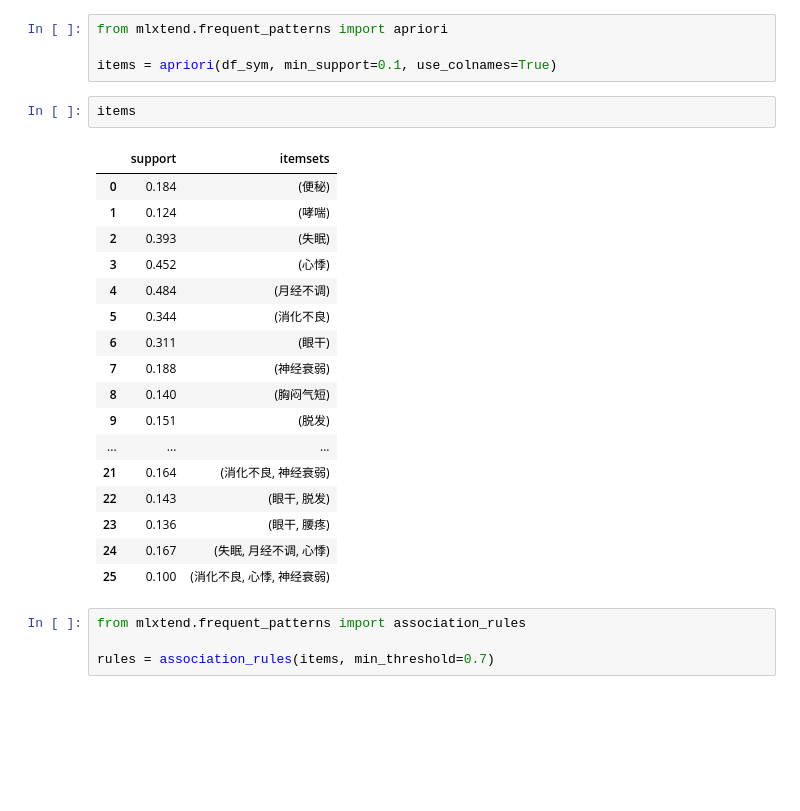
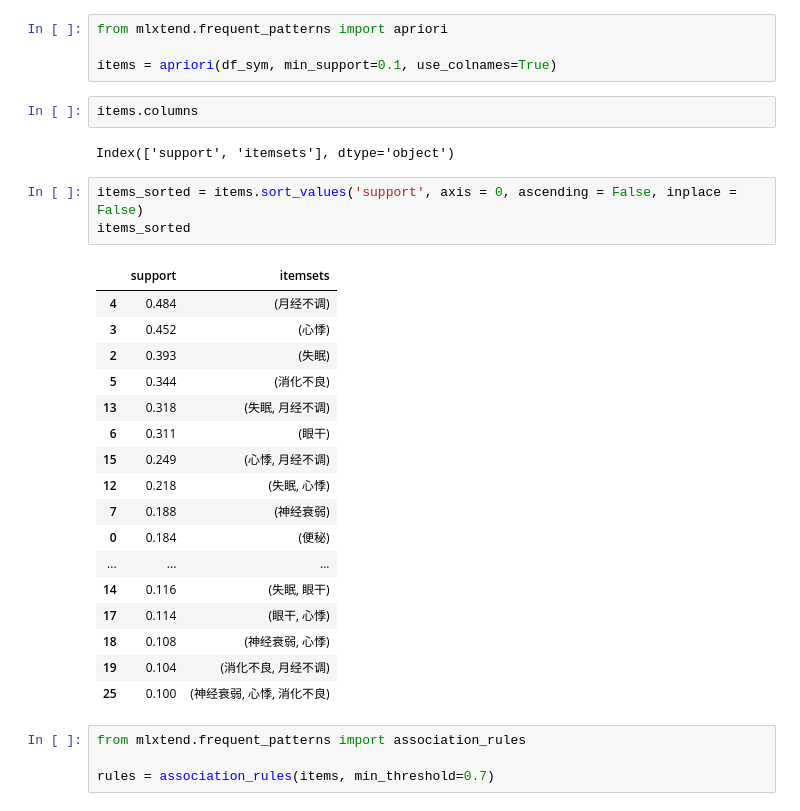
Before and after one commit to kevinva/hoho_python_bigdata_ml, a Jupyter notebook: ch13-Apriori_关联性分析.ipynb, the cells around one changed output. Drawn from its saved outputs; the diff is of its cells as text; blank space fills up the shorter version.

```diff
--- a/ch13-Apriori_关联性分析.ipynb
+++ b/ch13-Apriori_关联性分析.ipynb
@@ -143,25 +154,30 @@ from mlxtend.frequent_patterns import apriori
 
 items = apriori(df_sym, min_support=0.1, use_colnames=True)
 # %%
-items
+items.columns
 # %% [output]
-|  | support | itemsets |
-| 0 | 0.184 | (便秘) |
-| 1 | 0.124 | (哮喘) |
-| 2 | 0.393 | (失眠) |
-| 3 | 0.452 | (心悸) |
-| 4 | 0.484 | (月经不调) |
-| 5 | 0.344 | (消化不良) |
-| 6 | 0.311 | (眼干) |
-| 7 | 0.188 | (神经衰弱) |
-| 8 | 0.140 | (胸闷气短) |
-| 9 | 0.151 | (脱发) |
-| ... | ... | ... |
-| 21 | 0.164 | (消化不良, 神经衰弱) |
-| 22 | 0.143 | (眼干, 脱发) |
-| 23 | 0.136 | (眼干, 腰疼) |
-| 24 | 0.167 | (失眠, 月经不调, 心悸) |
-| 25 | 0.100 | (消化不良, 心悸, 神经衰弱) |
+Index(['support', 'itemsets'], dtype='object')
+# %%
+items_sorted = items.sort_values('support', axis = 0, ascending = False, inplace = False)
+items_sorted
+# %% [output]
+|  | support | itemsets |
+| 4 | 0.484 | (月经不调) |
+| 3 | 0.452 | (心悸) |
+| 2 | 0.393 | (失眠) |
+| 5 | 0.344 | (消化不良) |
+| 13 | 0.318 | (失眠, 月经不调) |
+| 6 | 0.311 | (眼干) |
+| 15 | 0.249 | (心悸, 月经不调) |
+| 12 | 0.218 | (失眠, 心悸) |
+| 7 | 0.188 | (神经衰弱) |
+| 0 | 0.184 | (便秘) |
+| ... | ... | ... |
+| 14 | 0.116 | (失眠, 眼干) |
+| 17 | 0.114 | (眼干, 心悸) |
+| 18 | 0.108 | (神经衰弱, 心悸) |
+| 19 | 0.104 | (消化不良, 月经不调) |
+| 25 | 0.100 | (神经衰弱, 心悸, 消化不良) |
 # %%
 from mlxtend.frequent_patterns import association_rules
 
```
Also changed, not shown: parts of 4 cells of this notebook.
